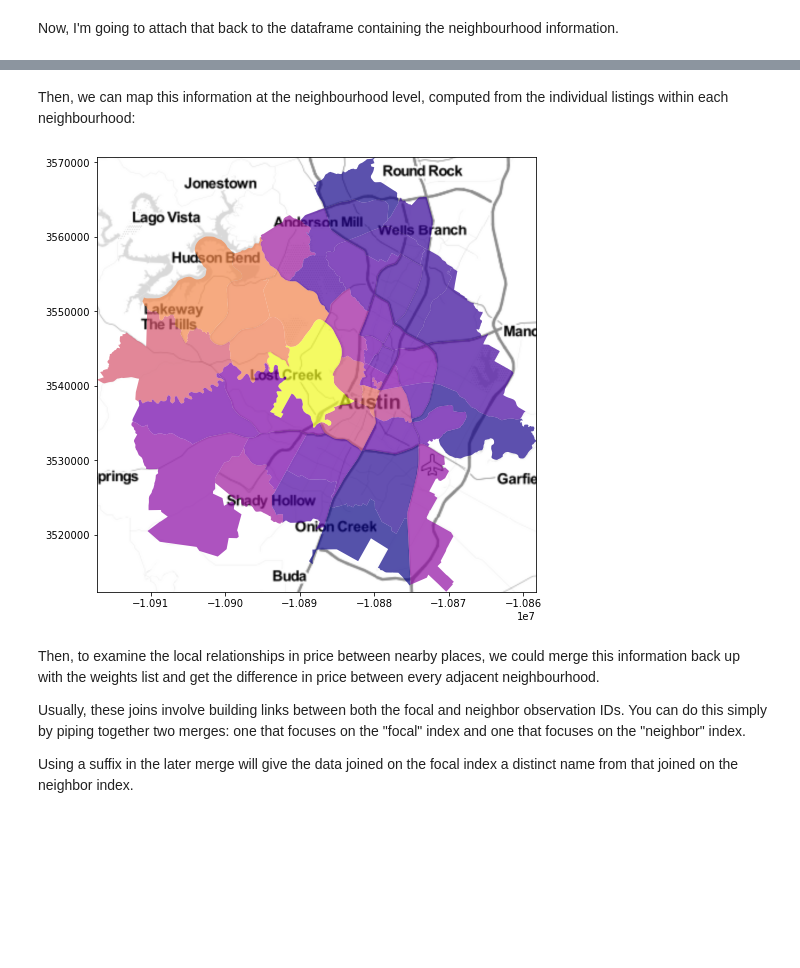
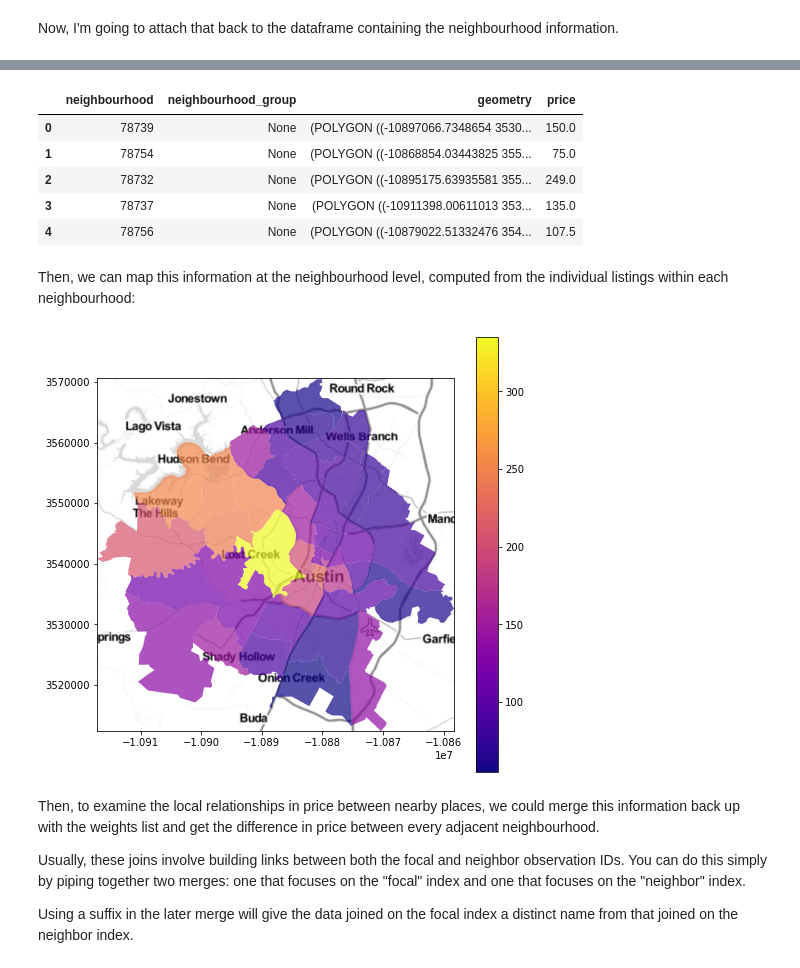
Before and after one commit to pysal/scipy2019-intermediate-gds, a Jupyter notebook: sds1-geography_as_feature-austin.ipynb, the cells around one changed output, grey strips where cells are left out. Drawn from its saved outputs; the diff is of its cells as text; code cells hidden in the pictures; blank space fills up the shorter version.

```diff
--- a/sds1-geography_as_feature-austin.ipynb
+++ b/sds1-geography_as_feature-austin.ipynb
@@ -310,6 +378,15 @@ neighbourhoods['neighbourhood'] = neighbourhoods['neighbourhood'].astype(int)
 neighbourhoods = neighbourhoods.merge(
                            hoodprice,
                            left_on='neighbourhood', right_index=True, how='left')
+# %%
+neighbourhoods.head()
+# %% [output]
+|  | neighbourhood | neighbourhood_group | geometry | price |
+| 0 | 78739 | None | (POLYGON ((-10897066.7348654 3530... | 150.0 |
+| 1 | 78754 | None | (POLYGON ((-10868854.03443825 355... | 75.0 |
+| 2 | 78732 | None | (POLYGON ((-10895175.63935581 355... | 249.0 |
+| 3 | 78737 | None | (POLYGON ((-10911398.00611013 353... | 135.0 |
+| 4 | 78756 | None | (POLYGON ((-10879022.51332476 354... | 107.5 |
 # %%
 neighbourhoods = neighbourhoods.rename(columns=dict(price='median_price'))
 # %% [markdown]
@@ -317,15 +394,15 @@ Then, we can map this information at the neighbourhood level, computed from the
 # %%
 f = plt.figure(figsize=(8,8))
 ax = plt.gca()
 # when you only want to plot the boundaries:
-neighbourhoods.plot('median_price', cmap='plasma', alpha=.7, ax=ax)
+neighbourhoods.plot('median_price', cmap='plasma', alpha=.7, ax=ax, legend=True)
 #basemap of the area
 ax.imshow(basemap, extent=bounds, interpolation='gaussian')
 ax.axis(neighbourhoods.total_bounds[np.asarray([0,2,1,3])])
 #if you want the highest values to show on top of lower ones
 plt.show()
 # %% [output]
-[figure, old version]
+[figure, new version]
 # %% [markdown]
 Then, to examine the local relationships in price between nearby places, we could merge this information back up with the weights list and get the difference in price between every adjacent neighbourhood.
 
```
Also changed, not shown: parts of 8 cells of this notebook, 2 other files.
